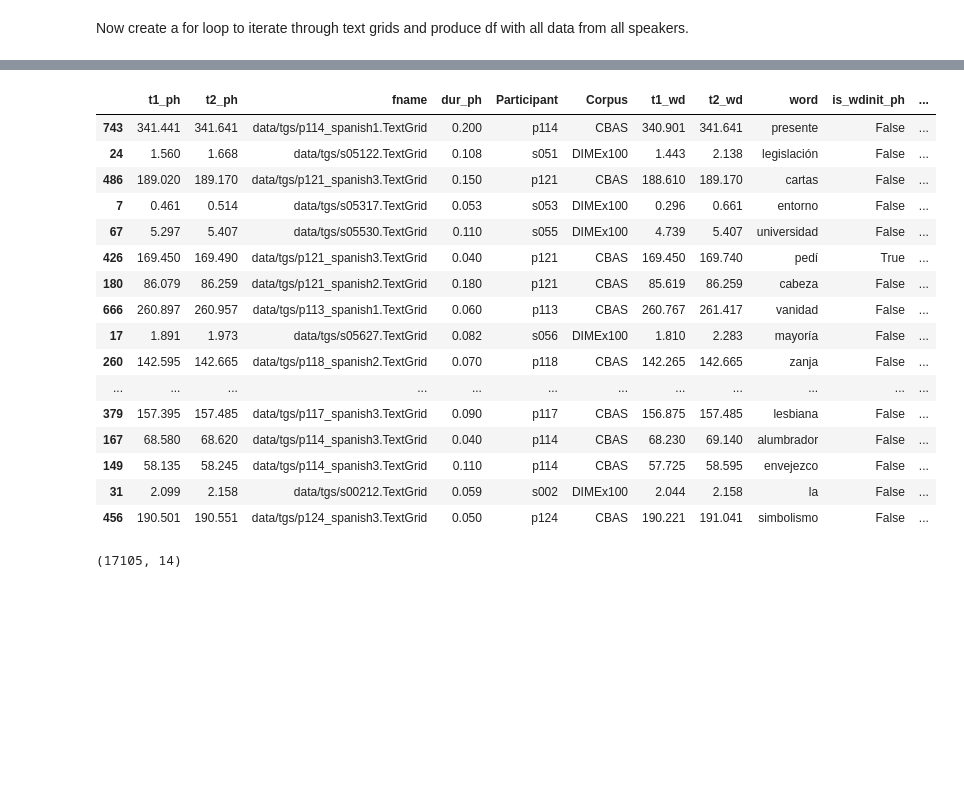
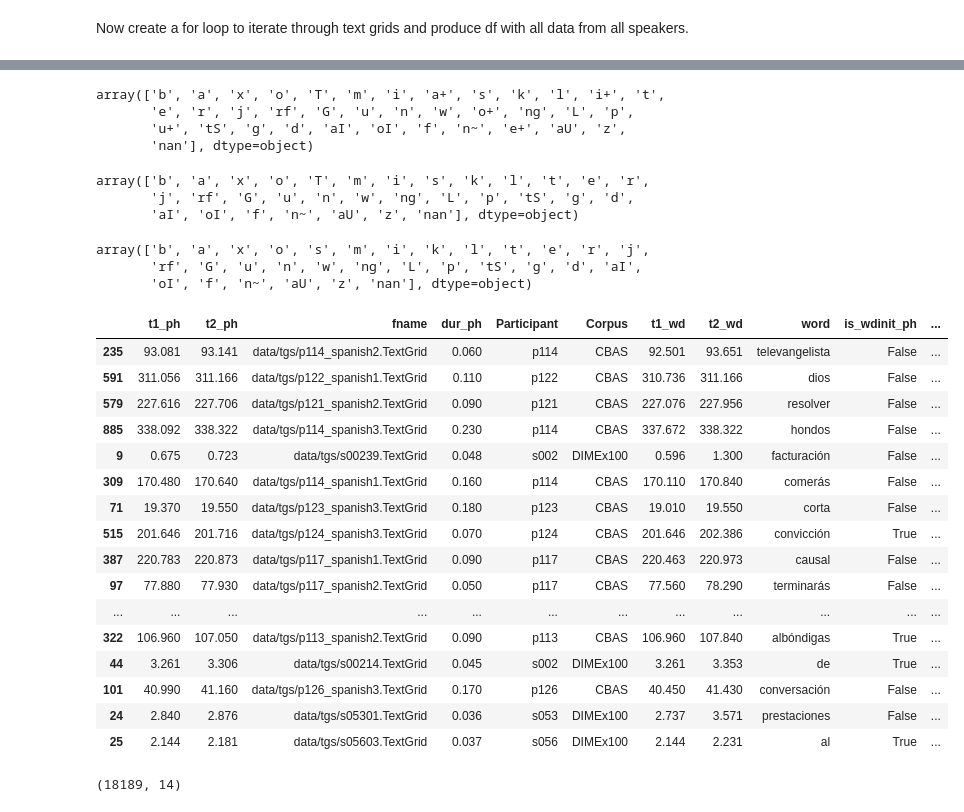
Before and after one commit to anniehelms/vsa_langdom, a Jupyter notebook: 02_tgs_to_df.ipynb, the cells around one changed output, grey strips where cells are left out. Saved outputs shown, nothing was run; the diff lists cells and outputs as text; code cells hidden in the pictures; blank space fills up the shorter version.

Commit message:
fixed length issues and tagged vowels

```diff
--- a/02_tgs_to_df.ipynb
+++ b/02_tgs_to_df.ipynb
@@ -81,22 +81,22 @@ def tg2df_stress(filepath, wd_tier, ph_tier, syll):
     len_nd = len(newdf)
 
     # one observation for each word
-    words_sylls = newdf[['word', 't1_wd', 'stress_ind', 'syllable', 'Participant', 'phone']].copy()
-    words_sylls = words_sylls.drop_duplicates(subset = ["word"])
+    words_sylls = newdf[['word', 't1_wd', 'stress_ind', 'syllable']].copy()
+    words_sylls = words_sylls.drop_duplicates(subset = ["t1_wd","word"])
 
     # create new df with each syllable contained in each word
     syll_cols = pd.DataFrame({'word':np.repeat(words_sylls.word.values, words_sylls.syllable.str.len()),
                           'stress_ind': np.repeat(words_sylls.stress_ind.values, words_sylls.syllable.str.len()),
                           't1_wd': np.repeat(words_sylls.t1_wd.values, words_sylls.syllable.str.len()),
-                              'Participant': np.repeat(words_sylls.Participant.values, words_sylls.syllable.str.len()),
-                        'each_syllable':np.concatenate(words_sylls.syllable.values)})
+                              'each_syllable':np.concatenate(words_sylls.syllable.values)})
+    syll_cols['each_syllable'] = syll_cols["each_syllable"].apply(lambda x: x[1:] if x.startswith("h") else x)
     syll_cols = syll_cols.reset_index(drop = True)
 
     # create new df that contains GP for each syllable
     stress_finder = syll_cols.merge(syll, how = "left", on = "each_syllable")
 
     # now create syllable index for each syllable
-    stress_finder["syll_ind"] = stress_finder.groupby(["Participant", "t1_wd"]).cumcount()
+    stress_finder["syll_ind"] = stress_finder.groupby(["word", "t1_wd"]).cumcount()
 
     # now create column to indicate whether syllable is stressed
     stress_finder['is_stress'] = np.where(stress_finder.stress_ind == stress_finder.syll_ind, 1, 0)
@@ -118,9 +118,9 @@ def tg2df_stress(filepath, wd_tier, ph_tier, syll):
     len_ph = len(phones_stressed)
 
     # add 'num_ph' to new df with info from newdf
-    testdf = phones_stressed.drop(['t1_wd', 'is_stress', 'GP_ph'], axis = 1)
+    testdf = phones_stressed.drop(['is_stress', 'GP_ph'], axis = 1)
     testdf = testdf.drop_duplicates()
-    test_3 = newdf.merge(testdf, on = "word")
+    test_3 = newdf.merge(testdf, on = ["word", 't1_wd'])
 
     # count number of times each word appears
     word_counts = test_3.groupby(['word', 't1_wd']).size().reset_index(name = "count_word")
@@ -175,6 +178,7 @@ for f in corpora:
 
         new_df = tg2df_stress(filepath, wd_tier, ph_tier, syllable_dictionary)
         df_list.append(new_df)
+        display(new_df.tail(1))
 
 tg_data = pd.concat(df_list)
 # %% [output]
@@ -198,30 +219,55 @@ resolved and following words dropped:  []
+# %%
+tg_data.GP_ph.unique()
+# %% [output]
+array(['b', 'a', 'x', 'o', 'T', 'm', 'i', 'a+', 's', 'k', 'l', 'i+', 't',
+       'e', 'r', 'j', 'rf', 'G', 'u', 'n', 'w', 'o+', 'ng', 'L', 'p',
+       'u+', 'tS', 'g', 'd', 'aI', 'oI', 'f', 'n~', 'e+', 'aU', 'z',
+       'nan'], dtype=object)
+# %%
+# fix notation of vowels, where v+ yields v
+tg_data['GP_ph'] = tg_data['GP_ph'].apply(lambda x: x[0] if (x.startswith(("a", "e", "i", "o", "u")) & x.endswith("+")) else x)
+# %%
+tg_data['GP_ph'].unique()
+# %% [output]
+array(['b', 'a', 'x', 'o', 'T', 'm', 'i', 's', 'k', 'l', 't', 'e', 'r',
+       'j', 'rf', 'G', 'u', 'n', 'w', 'ng', 'L', 'p', 'tS', 'g', 'd',
+       'aI', 'oI', 'f', 'n~', 'aU', 'z', 'nan'], dtype=object)
+# %%
+# rename T to s
+tg_data['GP_ph'] = tg_data['GP_ph'].apply(lambda x: "s" if x == "T" else x)
+# %%
+tg_data["GP_ph"].unique()
+# %% [output]
+array(['b', 'a', 'x', 'o', 's', 'm', 'i', 'k', 'l', 't', 'e', 'r', 'j',
+       'rf', 'G', 'u', 'n', 'w', 'ng', 'L', 'p', 'tS', 'g', 'd', 'aI',
+       'oI', 'f', 'n~', 'aU', 'z', 'nan'], dtype=object)
 # %%
-vowels = ["a", "e", "i", "o", "u", "a+", "e+", "i+", "o+", "u+"]
+vowels = ["a", "e", "i", "o", "u", 'aI', 'oI', 'aU']
 tg_data["is_vowel"] = np.where(tg_data.GP_ph.isin(vowels), 1, 0)
-tg_data.sample(25)
+tg_data.sample(50)
 # %% [output]
 |  | t1_ph | t2_ph | fname | dur_ph | Participant | Corpus | t1_wd | t2_wd | word | is_wdinit_ph | ... |
-| 743 | 341.441 | 341.641 | data/tgs/p114_spanish1.TextGrid | 0.200 | p114 | CBAS | 340.901 | 341.641 | presente | False | ... |
-| 24 | 1.560 | 1.668 | data/tgs/s05122.TextGrid | 0.108 | s051 | DIMEx100 | 1.443 | 2.138 | legislación | False | ... |
-| 486 | 189.020 | 189.170 | data/tgs/p121_spanish3.TextGrid | 0.150 | p121 | CBAS | 188.610 | 189.170 | cartas | False | ... |
-| 7 | 0.461 | 0.514 | data/tgs/s05317.TextGrid | 0.053 | s053 | DIMEx100 | 0.296 | 0.661 | entorno | False | ... |
-| 67 | 5.297 | 5.407 | data/tgs/s05530.TextGrid | 0.110 | s055 | DIMEx100 | 4.739 | 5.407 | universidad | False | ... |
-| 426 | 169.450 | 169.490 | data/tgs/p121_spanish3.TextGrid | 0.040 | p121 | CBAS | 169.450 | 169.740 | pedí | True | ... |
-| 180 | 86.079 | 86.259 | data/tgs/p121_spanish2.TextGrid | 0.180 | p121 | CBAS | 85.619 | 86.259 | cabeza | False | ... |
-| 666 | 260.897 | 260.957 | data/tgs/p113_spanish1.TextGrid | 0.060 | p113 | CBAS | 260.767 | 261.417 | vanidad | False | ... |
-| 17 | 1.891 | 1.973 | data/tgs/s05627.TextGrid | 0.082 | s056 | DIMEx100 | 1.810 | 2.283 | mayoría | False | ... |
-| 260 | 142.595 | 142.665 | data/tgs/p118_spanish2.TextGrid | 0.070 | p118 | CBAS | 142.265 | 142.665 | zanja | False | ... |
+| 235 | 93.081 | 93.141 | data/tgs/p114_spanish2.TextGrid | 0.060 | p114 | CBAS | 92.501 | 93.651 | televangelista | False | ... |
+| 591 | 311.056 | 311.166 | data/tgs/p122_spanish1.TextGrid | 0.110 | p122 | CBAS | 310.736 | 311.166 | dios | False | ... |
+| 579 | 227.616 | 227.706 | data/tgs/p121_spanish2.TextGrid | 0.090 | p121 | CBAS | 227.076 | 227.956 | resolver | False | ... |
+| 885 | 338.092 | 338.322 | data/tgs/p114_spanish3.TextGrid | 0.230 | p114 | CBAS | 337.672 | 338.322 | hondos | False | ... |
+| 9 | 0.675 | 0.723 | data/tgs/s00239.TextGrid | 0.048 | s002 | DIMEx100 | 0.596 | 1.300 | facturación | False | ... |
+| 309 | 170.480 | 170.640 | data/tgs/p114_spanish1.TextGrid | 0.160 | p114 | CBAS | 170.110 | 170.840 | comerás | False | ... |
+| 71 | 19.370 | 19.550 | data/tgs/p123_spanish3.TextGrid | 0.180 | p123 | CBAS | 19.010 | 19.550 | corta | False | ... |
+| 515 | 201.646 | 201.716 | data/tgs/p124_spanish3.TextGrid | 0.070 | p124 | CBAS | 201.646 | 202.386 | convicción | True | ... |
+| 387 | 220.783 | 220.873 | data/tgs/p117_spanish1.TextGrid | 0.090 | p117 | CBAS | 220.463 | 220.973 | causal | False | ... |
+| 97 | 77.880 | 77.930 | data/tgs/p117_spanish2.TextGrid | 0.050 | p117 | CBAS | 77.560 | 78.290 | terminarás | False | ... |
 | ... | ... | ... | ... | ... | ... | ... | ... | ... | ... | ... | ... |
-| 379 | 157.395 | 157.485 | data/tgs/p117_spanish3.TextGrid | 0.090 | p117 | CBAS | 156.875 | 157.485 | lesbiana | False | ... |
-| 167 | 68.580 | 68.620 | data/tgs/p114_spanish3.TextGrid | 0.040 | p114 | CBAS | 68.230 | 69.140 | alumbrador | False | ... |
-| 149 | 58.135 | 58.245 | data/tgs/p114_spanish3.TextGrid | 0.110 | p114 | CBAS | 57.725 | 58.595 | envejezco | False | ... |
-| 31 | 2.099 | 2.158 | data/tgs/s00212.TextGrid | 0.059 | s002 | DIMEx100 | 2.044 | 2.158 | la | False | ... |
-| 456 | 190.501 | 190.551 | data/tgs/p124_spanish3.TextGrid | 0.050 | p124 | CBAS | 190.221 | 191.041 | simbolismo | False | ... |
+| 322 | 106.960 | 107.050 | data/tgs/p113_spanish2.TextGrid | 0.090 | p113 | CBAS | 106.960 | 107.840 | albóndigas | True | ... |
+| 44 | 3.261 | 3.306 | data/tgs/s00214.TextGrid | 0.045 | s002 | DIMEx100 | 3.261 | 3.353 | de | True | ... |
+| 101 | 40.990 | 41.160 | data/tgs/p126_spanish3.TextGrid | 0.170 | p126 | CBAS | 40.450 | 41.430 | conversación | False | ... |
+| 24 | 2.840 | 2.876 | data/tgs/s05301.TextGrid | 0.036 | s053 | DIMEx100 | 2.737 | 3.571 | prestaciones | False | ... |
+| 25 | 2.144 | 2.181 | data/tgs/s05603.TextGrid | 0.037 | s056 | DIMEx100 | 2.144 | 2.231 | al | True | ... |
 # %%
 vowels = tg_data[tg_data["is_vowel"]==1].copy()
 vowels.shape
 # %% [output]
-(17105, 14)
+(18189, 14)
 # %%
 vowels.groupby(['Corpus', "GP_ph"]).count()
 # %% [output]
```
Also changed, not shown: parts of 4 cells of this notebook.
